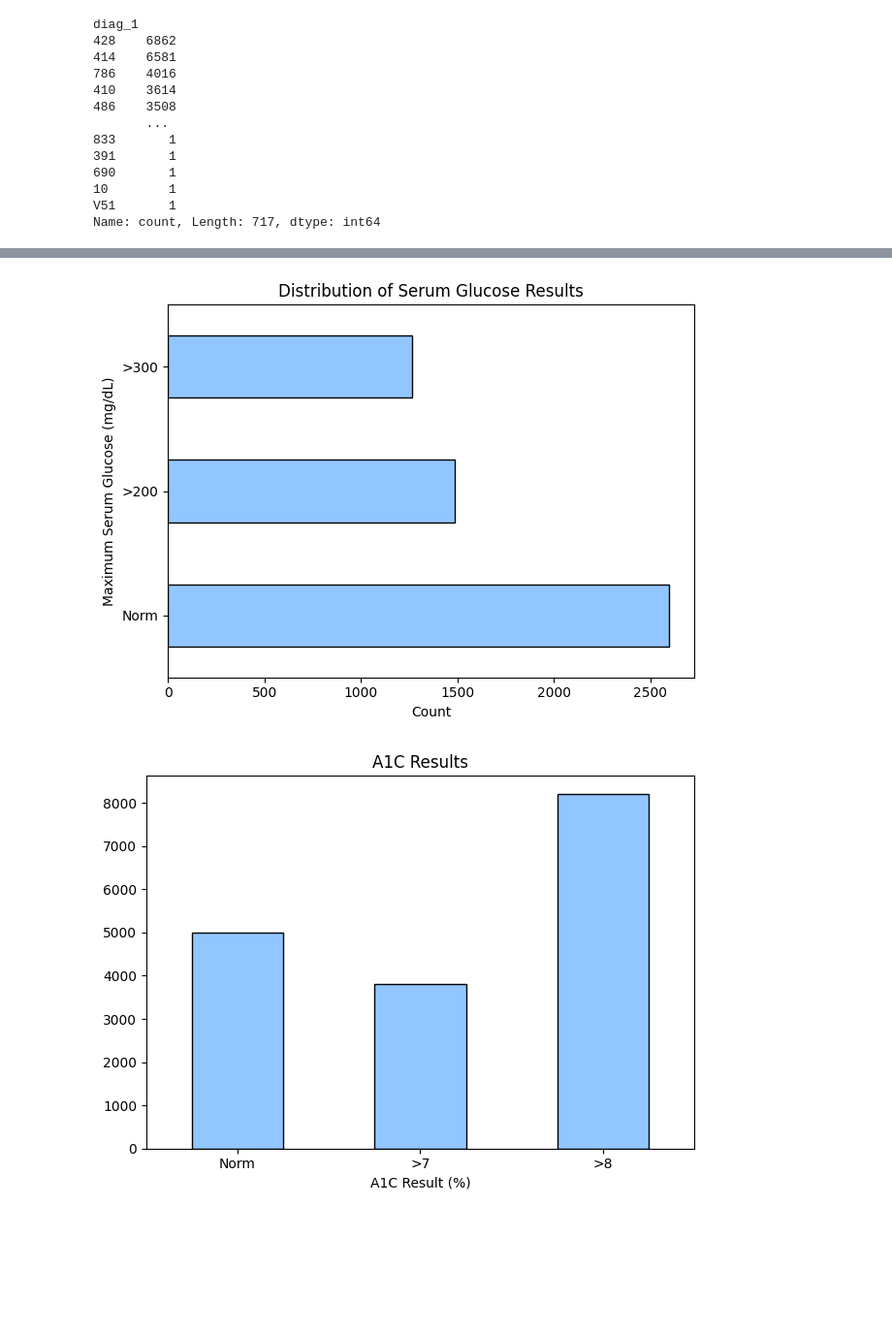
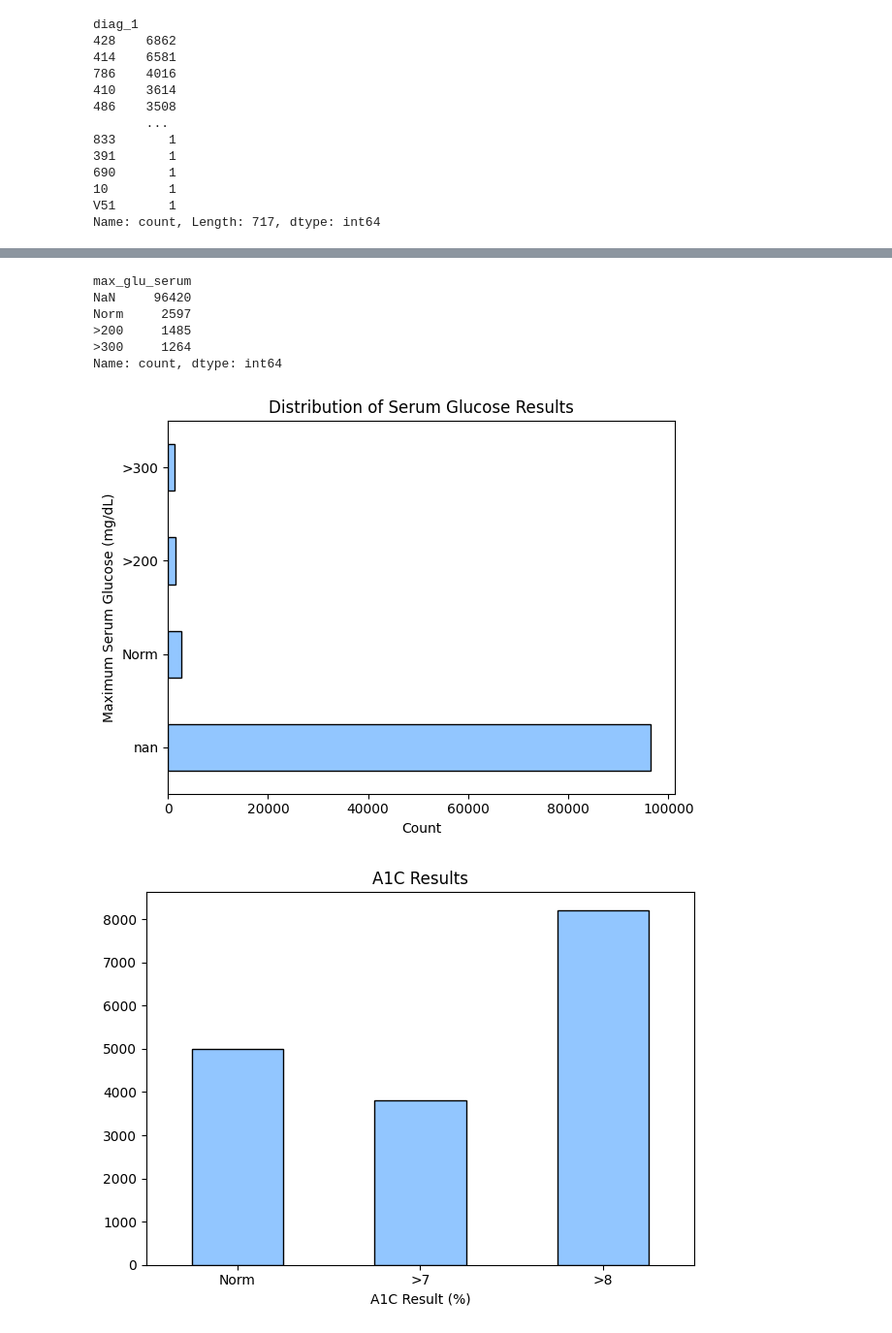
Before and after one commit to JamesSchonknecht/diabetes_project, a Jupyter notebook: scripts/1_EDA.ipynb, the cells around one changed output, grey strips where cells are left out. Shown at 97% size. Cells and saved outputs as stored; diff of their text form; code cells hidden in the pictures; blank space fills up the shorter version.

```diff
--- a/scripts/1_EDA.ipynb
+++ b/scripts/1_EDA.ipynb
@@ -373,17 +387,24 @@ plt.show()
 # %%
 # Max Serum Glucose
-max_glu_serum_counts = diabetic_df['max_glu_serum'].value_counts(ascending=False)
+max_glu_serum_counts = diabetic_df['max_glu_serum'].value_counts(ascending=False, dropna=False)
+print(max_glu_serum_counts)
 
 # Create bar plot
 max_glu_serum_counts.plot(kind='barh', edgecolor='black')
 plt.title('Distribution of Serum Glucose Results')
 plt.xticks(rotation=0)
 plt.xlabel('Count')
 plt.ylabel('Maximum Serum Glucose (mg/dL)')
 plt.tight_layout()
 plt.show()
 # %% [output]
+max_glu_serum
+NaN     96420
+Norm     2597
+>200     1485
+>300     1264
+Name: count, dtype: int64
-[figure, old version]
+[figure, new version]
 # %%
 # A1C Result
 custom_order = ['Norm', '>7', '>8']
```
Also changed, not shown: parts of 4 cells of this notebook, 1 other file.
